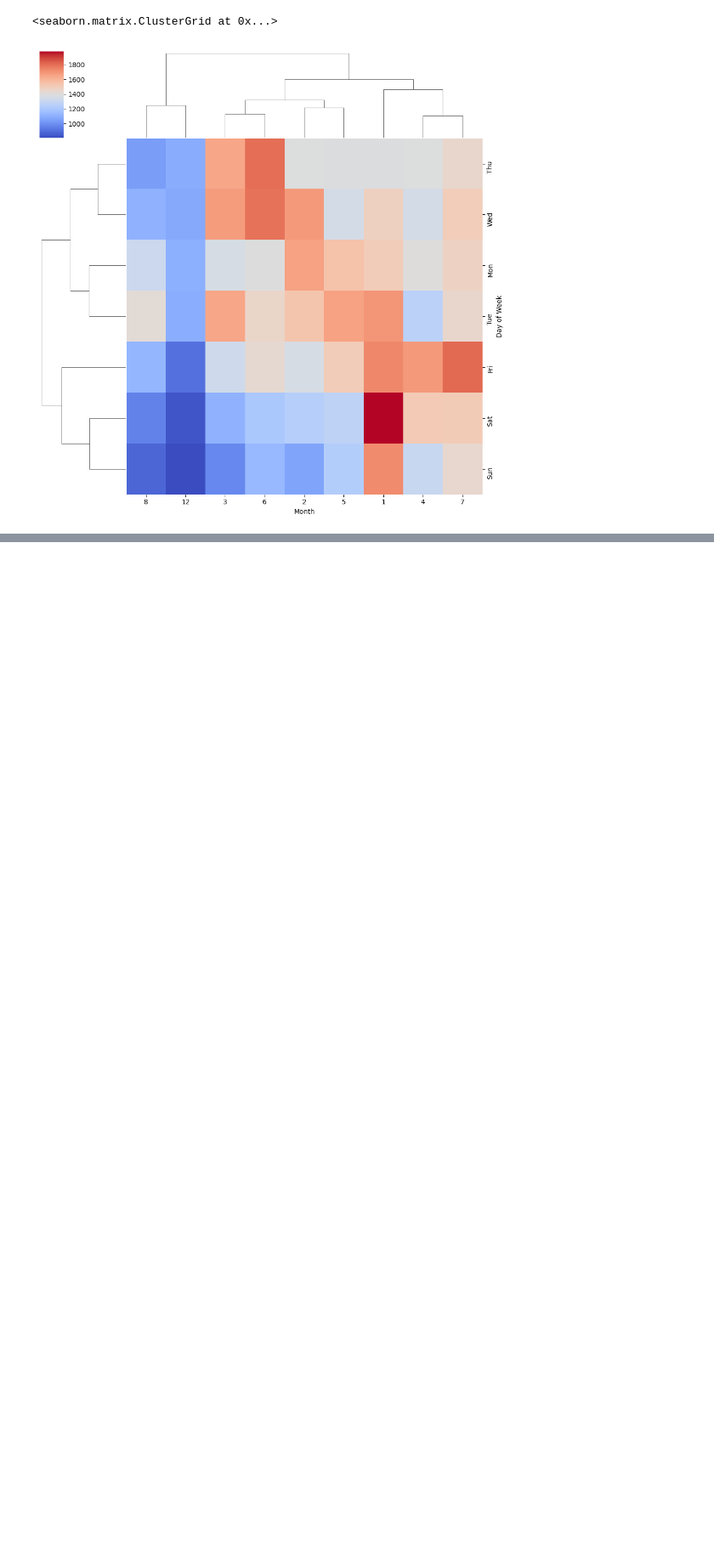
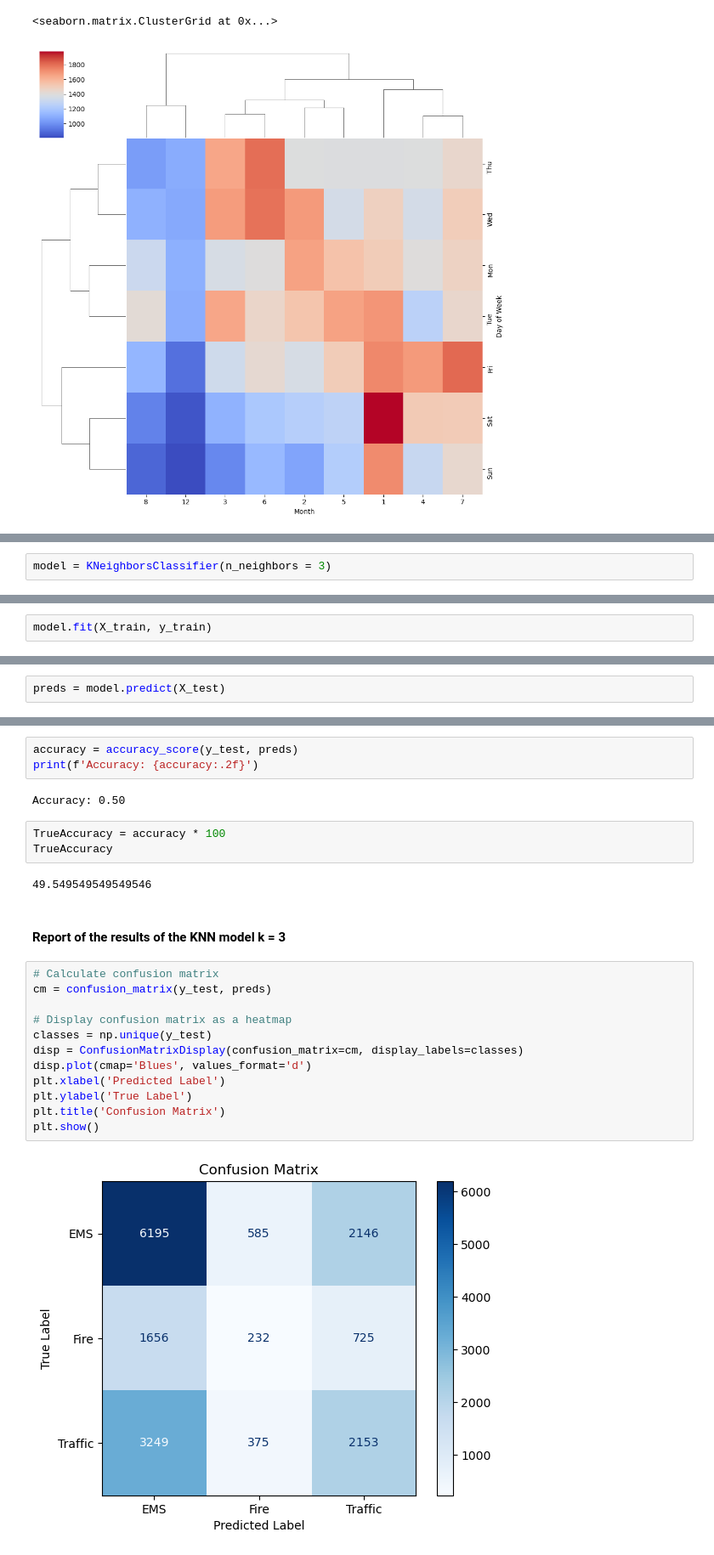
Before and after one commit to Moff1/PersonalProjectsPython, a Jupyter notebook: 911CapStoneProject.ipynb, the cells around one changed output, grey strips where cells are left out. Shown at 85% size. Cells and saved outputs as stored; diff of their text form; blank space fills up the shorter version.

```diff
--- a/911CapStoneProject.ipynb
+++ b/911CapStoneProject.ipynb
@@ -762,0 +903,2 @@ sns.clustermap(dayMonth,cmap='coolwarm')
+# %%
+model = KNeighborsClassifier(n_neighbors = 3)
@@ -762,0 +921,2 @@ sns.clustermap(dayMonth,cmap='coolwarm')
+# %%
+model.fit(X_train, y_train)
@@ -762,0 +941,2 @@ sns.clustermap(dayMonth,cmap='coolwarm')
+# %%
+preds = model.predict(X_test)
@@ -762,0 +955,26 @@ sns.clustermap(dayMonth,cmap='coolwarm')
+# %%
+accuracy = accuracy_score(y_test, preds)
+print(f'Accuracy: {accuracy:.2f}')
+# %% [output]
+Accuracy: 0.50
+# %%
+TrueAccuracy = accuracy * 100
+TrueAccuracy
+# %% [output]
+49.549549549549546
+# %% [markdown]
+#### Report of the results of the KNN model k = 3
+# %%
+# Calculate confusion matrix
+cm = confusion_matrix(y_test, preds)
+
+# Display confusion matrix as a heatmap
+classes = np.unique(y_test)
+disp = ConfusionMatrixDisplay(confusion_matrix=cm, display_labels=classes)
+disp.plot(cmap='Blues', values_format='d')
+plt.xlabel('Predicted Label')
+plt.ylabel('True Label')
+plt.title('Confusion Matrix')
+plt.show()
+# %% [output]
+[figure, added]
```
Also changed, not shown: parts of 78 cells of this notebook.
